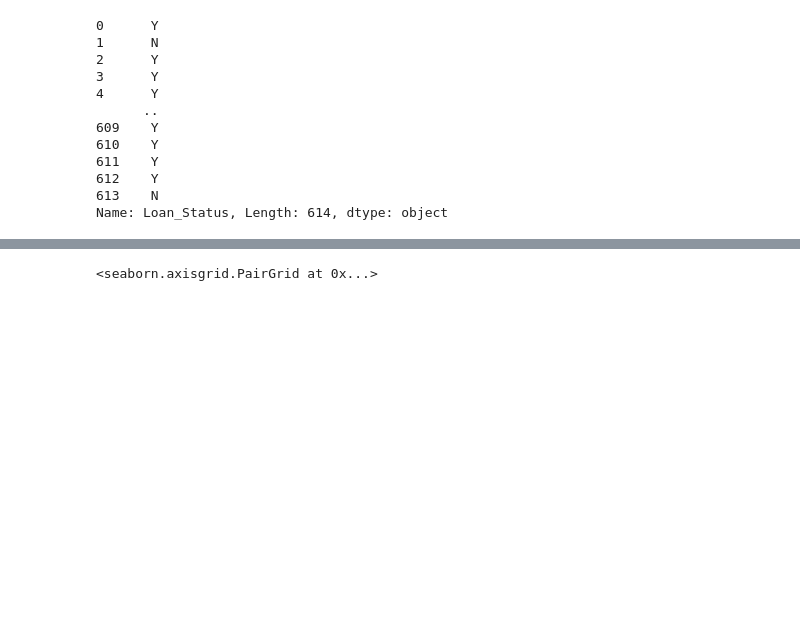
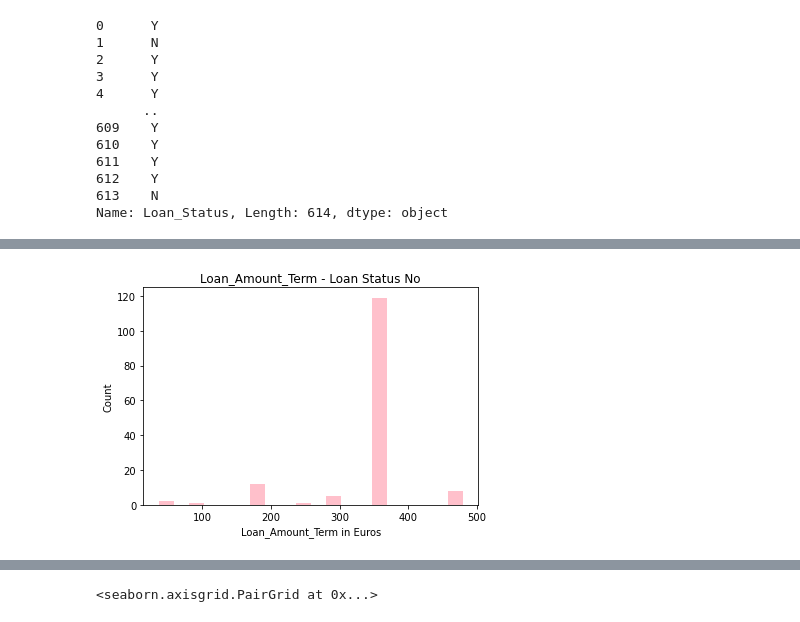
Before and after one commit to loughjo/ProgDataAnalysis-Project, a Jupyter notebook: ProgDataAnalysisProject.ipynb, the cells around one changed output, grey strips where cells are left out. Saved outputs shown, nothing was run; the diff lists cells and outputs as text; code cells hidden in the pictures; blank space fills up the shorter version.

```diff
--- a/ProgDataAnalysisProject.ipynb
+++ b/ProgDataAnalysisProject.ipynb
@@ -56,0 +202,10 @@ Name: Property_Area, Length: 614, dtype: object
+# %%
+Status_No_Loan_Amount_Term = Loan_No["Loan_Amount_Term"]
+
+plt.hist(Status_No_Loan_Amount_Term, bins = 20, color = "pink")
+plt.title("Loan_Amount_Term - Loan Status No")
+plt.xlabel("Loan_Amount_Term in Euros")
+plt.ylabel("Count")
+plt.show()
+# %% [output]
+[figure, added]
```
Also changed, not shown: parts of 26 cells of this notebook.
